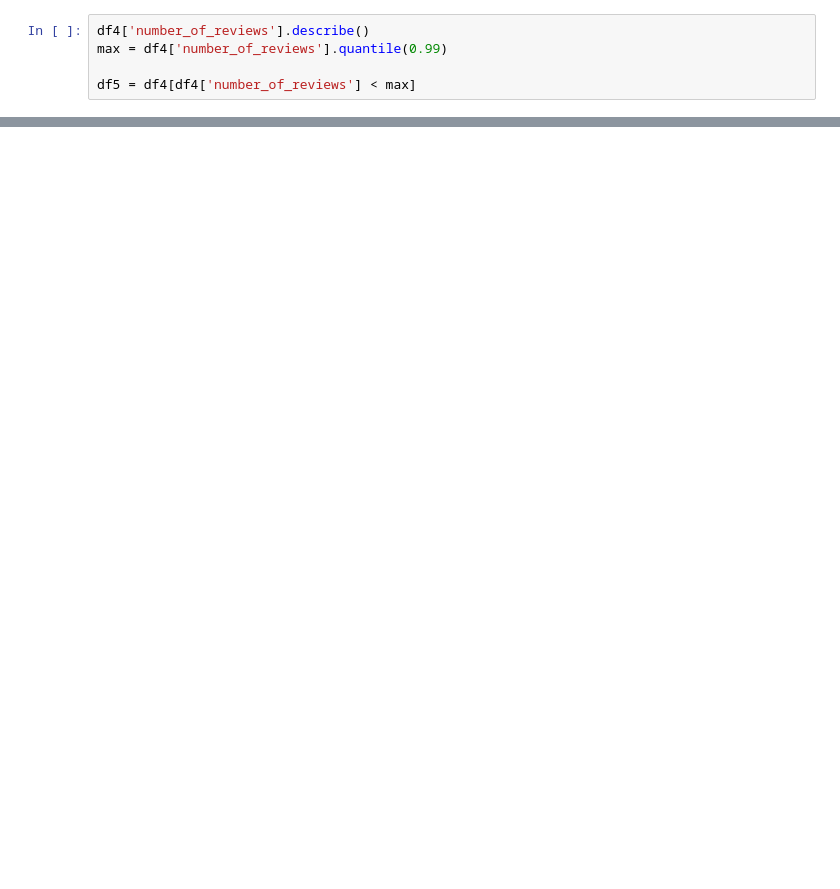
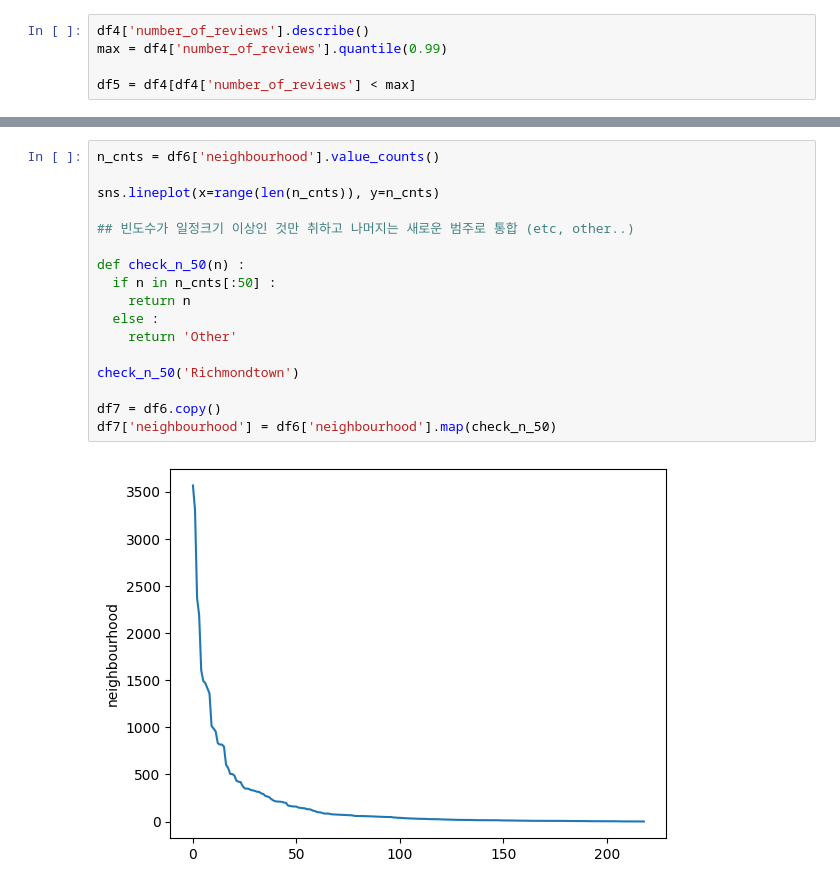
Before and after one commit to chacha86/pythonai, a Jupyter notebook: 선형회귀_숙박료_예측2.ipynb, the cells around one changed output, grey strips where cells are left out. Saved outputs shown, nothing was run; the diff lists cells and outputs as text; blank space fills up the shorter version.

```diff
--- a/선형회귀_숙박료_예측2.ipynb
+++ b/선형회귀_숙박료_예측2.ipynb
@@ -179,0 +220,19 @@ df
+# %%
+n_cnts = df6['neighbourhood'].value_counts()
+
+sns.lineplot(x=range(len(n_cnts)), y=n_cnts)
+
+## 빈도수가 일정크기 이상인 것만 취하고 나머지는 새로운 범주로 통합 (etc, other..)
+
+def check_n_50(n) :
+  if n in n_cnts[:50] :
+    return n
+  else :
+    return 'Other'
+
+check_n_50('Richmondtown')
+
+df7 = df6.copy()
+df7['neighbourhood'] = df6['neighbourhood'].map(check_n_50)
+# %% [output]
+[figure, added]
```
Also changed, not shown: parts of 15 cells of this notebook.
